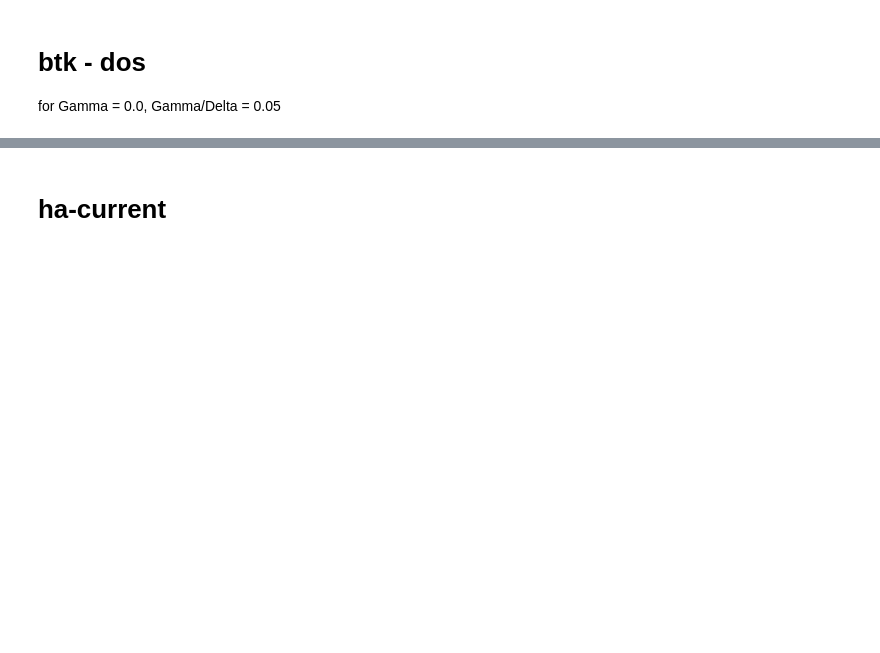
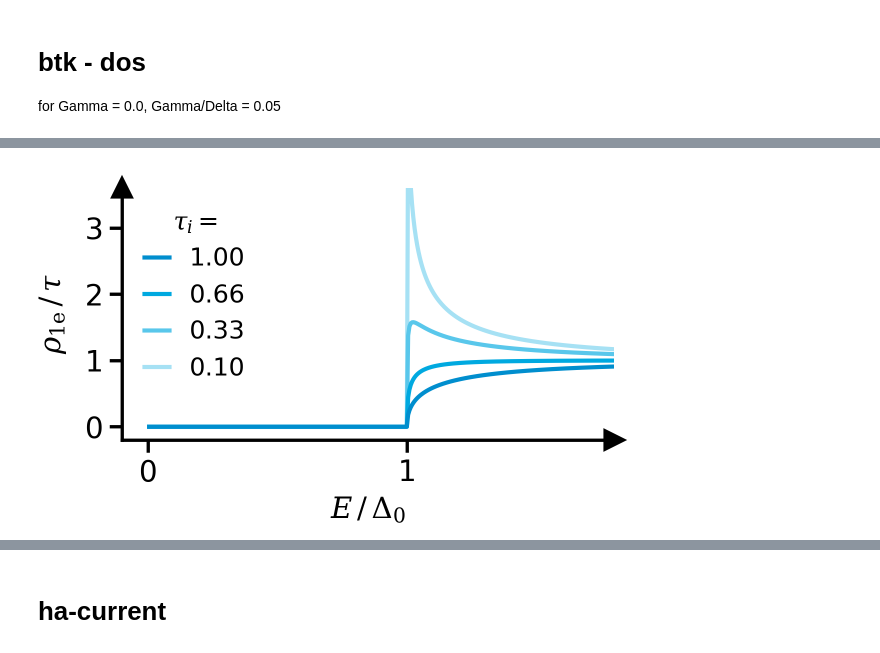
Before and after one commit to schmampf/dissertation, a Jupyter notebook: theory/meso/meso.ipynb, the cells around one changed output, grey strips where cells are left out. Cells and saved outputs as stored; diff of their text form; code cells hidden in the pictures; blank space fills up the shorter version.

Commit message:
updated meso figures

```diff
--- a/theory/meso/meso.ipynb
+++ b/theory/meso/meso.ipynb
@@ -29,8 +2,0 @@ from theory.models.constants import k_B_meV, G_0_muS
-# %%
-plt.rcParams["font.family"] = "sans-serif"
-plt.rcParams["mathtext.fontset"] = "dejavuserif"
-plt.rcParams["axes.labelsize"] = 8
-plt.rcParams["font.size"] = 9
-plt.rcParams["legend.fontsize"] = 8
-plt.rcParams["xtick.labelsize"] = 8
-plt.rcParams["ytick.labelsize"] = 8
@@ -79,3 +72,10 @@ print(
+# %%
+Delta_meV = 0.180
+gamma_meV = 0.0
+T_K = 0.0
+
+tau = np.array([1.0, 0.66, 0.33, 0.1])
+V_mV = np.linspace(0, 2.5 * Delta_meV, 501)
 # %% [markdown]
 # btk - dos
 for Gamma = 0.0, Gamma/Delta = 0.05
@@ -492,0 +107,35 @@ fig.savefig("btk-current.pdf")
+# %%
+fig, ax = get_figure(figsize=(2, 1.2), subfigure=True)
+
+for i, tau_i in enumerate(tau):
+    ax.plot(
+        V_mV / Delta_meV,
+        N_1e[i, :],
+        color=seeblau[i],
+        zorder=10 - i,
+        label=f"{tau_i:.2f}",
+    )
+
+ax.set_xlim(-0.1, 1.8)
+ax.set_ylim(-0.2, 3.6)
+ax.set_yticks([0, 1, 2, 3])
+ax.set_xticks([0, 1])
+
+ax.legend(
+    title="$\\tau_i = $",
+    handlelength=1.0,
+    loc="upper left",
+    frameon=False,
+    fontsize=6,
+    title_fontsize=6,
+    ncols=1,
+    columnspacing=1.0,
+)
+
+ylabel = "$\\rho_\\mathrm{1e}\\,/\\,\\tau$"
+xlabel = "$E\\,/\\,\\Delta_0$"
+title = "btk-1e-dos"
+
+theory_layout(fig, ax, title, xlabel, ylabel)
+# %% [output]
+[figure, added]
```
Also changed, not shown: parts of 27 cells of this notebook, 41 other files.
